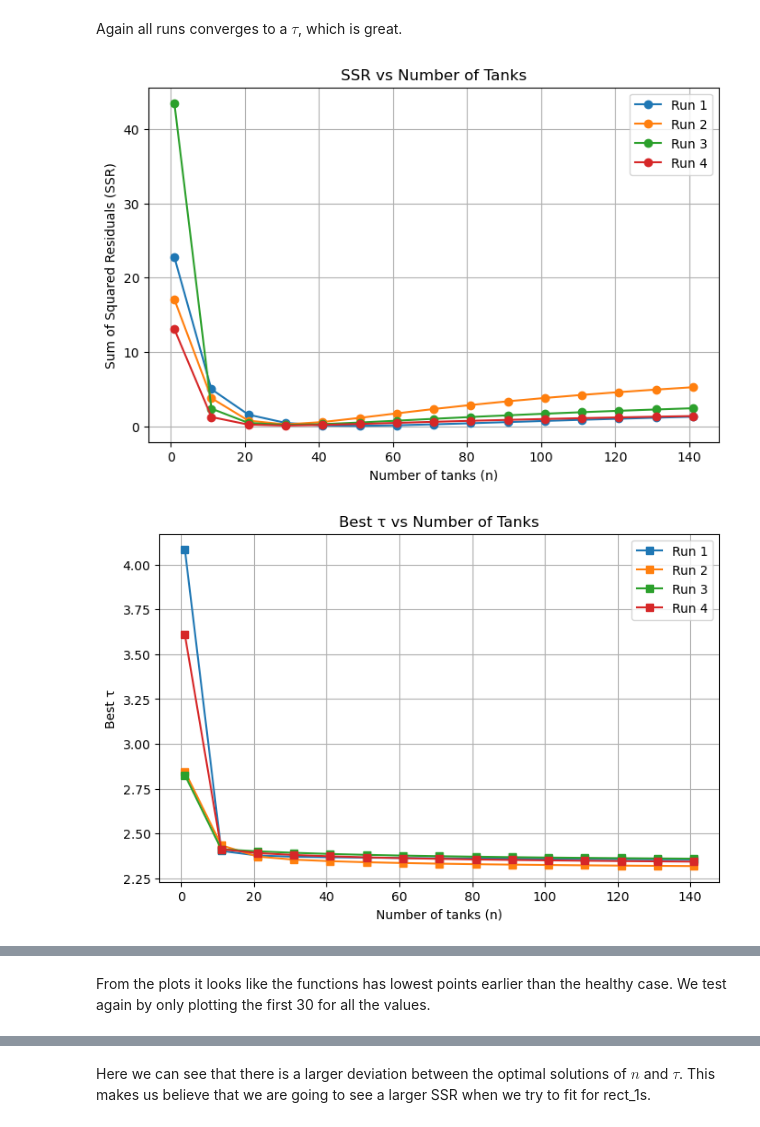
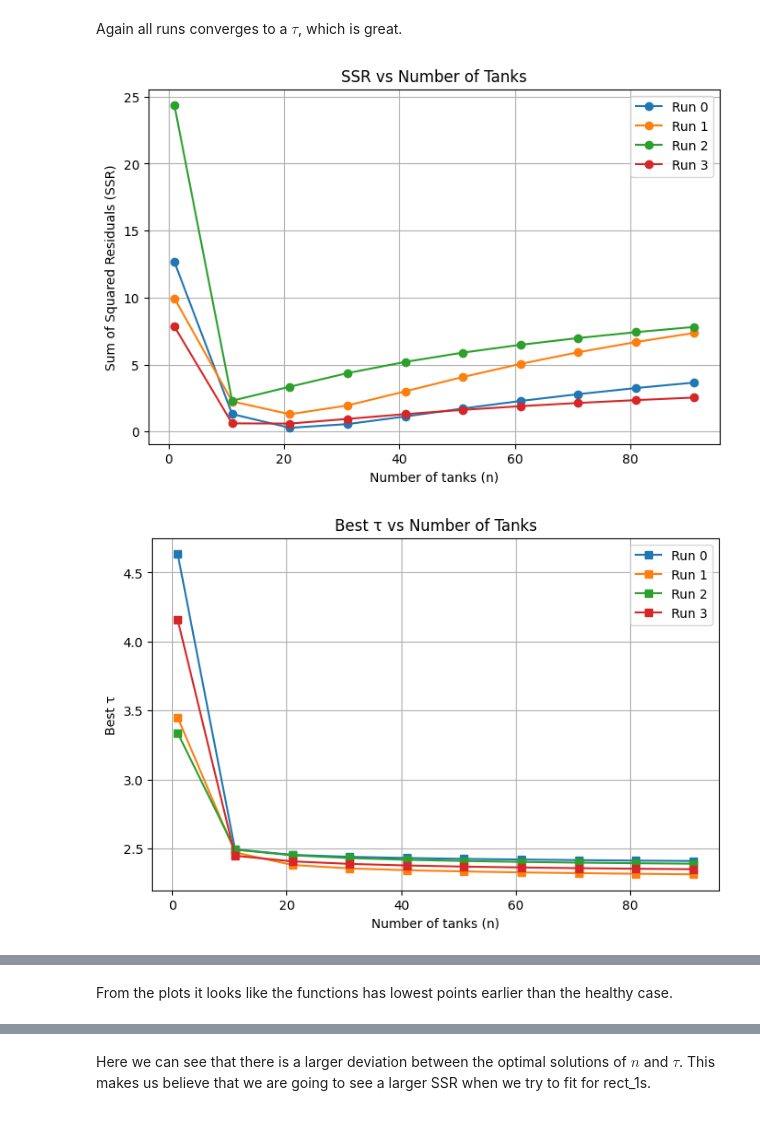
Before and after one commit to MalleBallen/Torgrim-og-Malvin-Gruppeprosjekt, a Jupyter notebook: project3/Project 3_final.ipynb, the cells around one changed output, grey strips where cells are left out. Saved outputs shown, nothing was run; the diff lists cells and outputs as text; code cells hidden in the pictures.

```diff
--- a/project3/Project 3_final.ipynb
+++ b/project3/Project 3_final.ipynb
@@ -612,7 +813,7 @@ def find_best_n(h=0.02,
                 c_in_func=rect_1s,
                 method= "rk4",
                 filepath=r'data\healthy_rect_1s.csv',
-                n_values=range(1, 150, 10),
+                n_values=range(1, 100, 10),
                 show_err=True):
 
     results = []
@@ -637,11 +838,9 @@ We then run through for some of the different data that we have.
 # %%
 
 best10 = [
-    find_best_n(),
-    find_best_n(t_final=10.0, c_in_func=biphasic, filepath=r'data\healthy_biphasic.csv'),
-    find_best_n(t_final=10.0, c_in_func=rect_3s, filepath=r'data\healthy_rect_3s.csv'),
-    find_best_n(t_final=10.0, c_in_func=ramp_2s, filepath=r'data\healthy_ramp_2s.csv'),
+    find_best_n(method="rk2"),
+    find_best_n(t_final=10.0, c_in_func=biphasic, filepath=r'data\healthy_biphasic.csv', method="rk2"),
+    find_best_n(t_final=10.0, c_in_func=rect_3s, filepath=r'data\healthy_rect_3s.csv', method="rk2"),
+    find_best_n(t_final=10.0, c_in_func=ramp_2s, filepath=r'data\healthy_ramp_2s.csv', method="rk2"),
 ]
-
-df_all = pd.concat(best10, ignore_index=True)
 # %% [output]
@@ -667,7 +866,7 @@ The code runs without errors, and one can see that the $\tau$ is converging for
 # %%
 def plot_best(best10):
     plt.figure(figsize=(8, 5))
-    for i, df in enumerate(best10, start=1):
+    for i, df in enumerate(best10):
         plt.plot(df['n'], df['best_ssr'], marker='o', label=f'Run {i}')
     plt.xlabel('Number of tanks (n)')
     plt.ylabel('Sum of Squared Residuals (SSR)')
@@ -678,7 +877,7 @@ def plot_best(best10):
 
     # Plot best τ vs n for each DataFrame
     plt.figure(figsize=(8, 5))
-    for i, df in enumerate(best10, start=1):
+    for i, df in enumerate(best10):
         plt.plot(df['n'], df['best_tau'], marker='s', label=f'Run {i}')
     plt.xlabel('Number of tanks (n)')
     plt.ylabel('Best τ')
@@ -687,4 +886,6 @@ def plot_best(best10):
     plt.legend()
     plt.show()
 plot_best(best10)
+filtered_best10 = [df[(df["n"] > 1) & (df["n"]<70)] for df in best10]
+plot_best(filtered_best10)
 # %% [output]
@@ -858,8 +1066,8 @@ The relevant data is found in the text file Aneurysm_rect_1s.csv.
 Just doing the same exact code for the aneurysm_rect_1s case, but changing to aneurysm data.
 # %%
 best10_an = [
-    find_best_n(t_final=5.0, c_in_func=rect_1s, filepath=r'data\aneurysm_rect_1s.csv'),
-    find_best_n(t_final=10.0, c_in_func=biphasic, filepath=r'data\aneurysm_biphasic.csv'),
-    find_best_n(t_final=10.0, c_in_func=rect_3s, filepath=r'data\aneurysm_rect_3s.csv'),
-    find_best_n(t_final=10.0, c_in_func=ramp_2s, filepath=r'data\aneurysm_ramp_2s.csv'),
+    find_best_n(t_final=5.0, c_in_func=rect_1s, filepath=r'data\aneurysm_rect_1s.csv', method="rk2", show_err=False),
+    find_best_n(t_final=10.0, c_in_func=biphasic, filepath=r'data\aneurysm_biphasic.csv', method="rk2", show_err=False),
+    find_best_n(t_final=10.0, c_in_func=rect_3s, filepath=r'data\aneurysm_rect_3s.csv', method="rk2", show_err=False),
+    find_best_n(t_final=10.0, c_in_func=ramp_2s, filepath=r'data\aneurysm_ramp_2s.csv', method="rk2", show_err=False),
 ]
@@ -884,7 +1074,10 @@ it=04 tau=2.333e+00  ssr=3.336e+00  der=-3.141e-04  h*k=1.209e+00
 # %% [markdown]
 Again all runs converges to a $\tau$, which is great.
 # %%
-plot_best(best10)
+plot_best(best10_an)
+
+filtered_best10_an = [df[(df["n"] > 1) & (df["n"]<50)] for df in best10_an]
+plot_best(filtered_best10_an)
 # %% [output]
-[figure, old version]
+[figure, new version]
-[figure, old version]
+[figure, new version]
@@ -891,4 +1086,4 @@ plot_best(best10)
 # %% [markdown]
-From the plots it looks like the functions has lowest points earlier than the healthy case. We test again by only plotting the first 30 for all the values.
+From the plots it looks like the functions has lowest points earlier than the healthy case.
 # %%
 best_an = [
```
Also changed, not shown: parts of 27 cells of this notebook, 5 other files.
